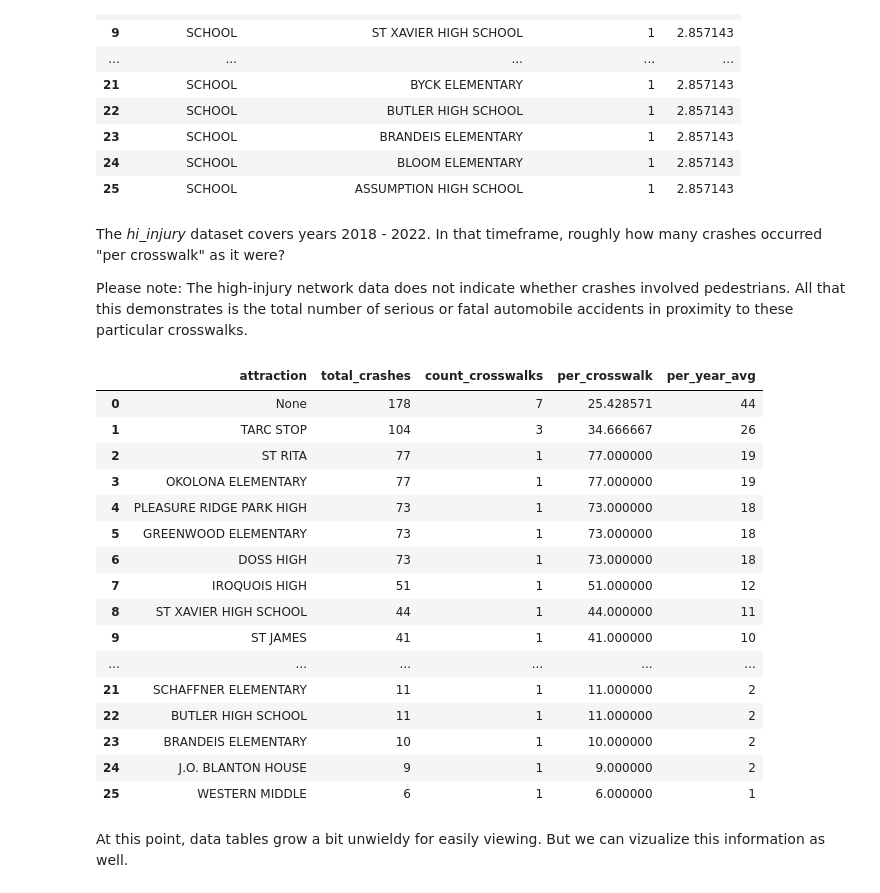
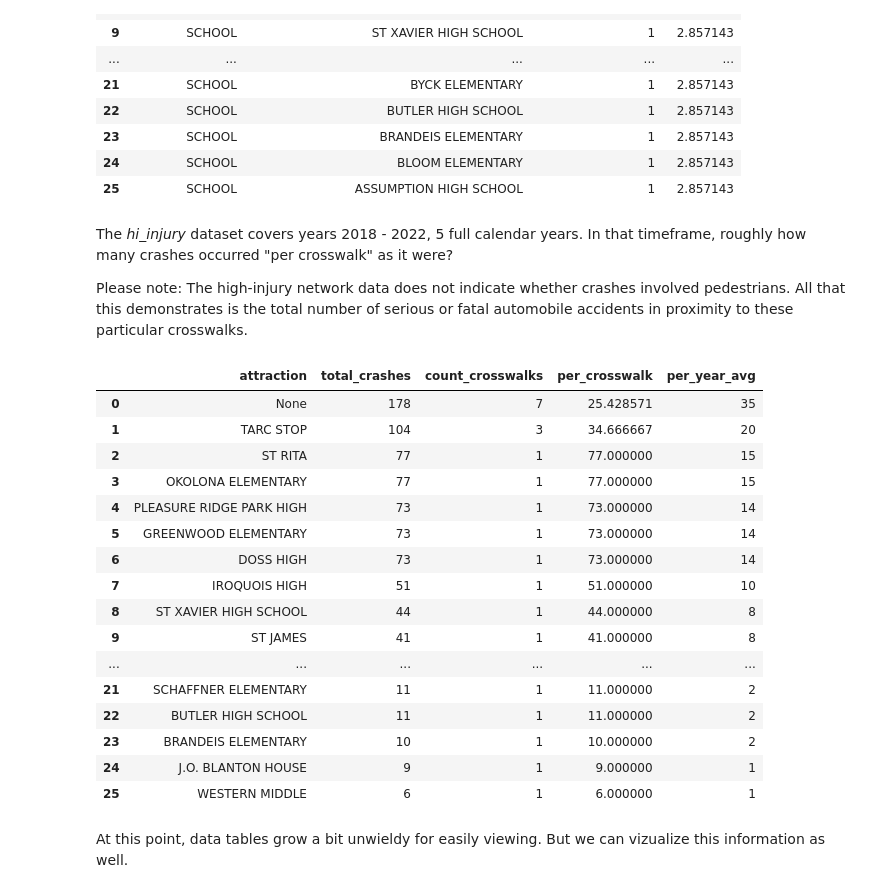
Before and after one commit to JishGorft/Roadway_Risk, a Jupyter notebook: Louisville_Roadway_Risk_Analysis.ipynb, the cells around one changed output. Saved outputs shown, nothing was run; the diff lists cells and outputs as text; code cells hidden in the pictures.

```diff
--- a/Louisville_Roadway_Risk_Analysis.ipynb
+++ b/Louisville_Roadway_Risk_Analysis.ipynb
@@ -348,39 +358,39 @@ ORDER BY c.CROSSTYPE, COUNT(h.OBJECTID) DESC
 | 24 | SCHOOL | BLOOM ELEMENTARY | 1 | 2.857143 |
 | 25 | SCHOOL | ASSUMPTION HIGH SCHOOL | 1 | 2.857143 |
 # %% [markdown]
-The *hi_injury* dataset covers years 2018 - 2022. In that timeframe, roughly how many crashes occurred "per crosswalk" as it were?
+The *hi_injury* dataset covers years 2018 - 2022, 5 full calendar years. In that timeframe, roughly how many crashes occurred "per crosswalk" as it were?
 
 Please note: The high-injury network data does not indicate whether crashes involved pedestrians. All that this demonstrates is the total number of serious or fatal automobile accidents in proximity to these particular crosswalks.
 # %%
 pd.read_sql("""
 SELECT
     c.ATTRACT AS attraction,
     SUM(h.TOTAL_KA_C) AS total_crashes,
     COUNT(h.OBJECTID) AS count_crosswalks,
     SUM(h.TOTAL_KA_C) / CAST(COUNT(h.OBJECTID) AS float) AS per_crosswalk,
-    SUM(h.TOTAL_KA_C) / 4 AS per_year_avg
+    SUM(h.TOTAL_KA_C) / 5 AS per_year_avg
 FROM crosswalks c
 INNER JOIN hi_injury h ON c.RWCOMPKEY = h.RWCOMPKEY
 GROUP BY c.ATTRACT
 ORDER BY SUM(h.TOTAL_KA_C) DESC
 """, connection)
 # %% [output]
 |  | attraction | total_crashes | count_crosswalks | per_crosswalk | per_year_avg |
-| 0 | None | 178 | 7 | 25.428571 | 44 |
-| 1 | TARC STOP | 104 | 3 | 34.666667 | 26 |
-| 2 | ST RITA | 77 | 1 | 77.000000 | 19 |
-| 3 | OKOLONA ELEMENTARY | 77 | 1 | 77.000000 | 19 |
-| 4 | PLEASURE RIDGE PARK HIGH | 73 | 1 | 73.000000 | 18 |
-| 5 | GREENWOOD ELEMENTARY | 73 | 1 | 73.000000 | 18 |
-| 6 | DOSS HIGH | 73 | 1 | 73.000000 | 18 |
-| 7 | IROQUOIS HIGH | 51 | 1 | 51.000000 | 12 |
-| 8 | ST XAVIER HIGH SCHOOL | 44 | 1 | 44.000000 | 11 |
-| 9 | ST JAMES | 41 | 1 | 41.000000 | 10 |
+| 0 | None | 178 | 7 | 25.428571 | 35 |
+| 1 | TARC STOP | 104 | 3 | 34.666667 | 20 |
+| 2 | ST RITA | 77 | 1 | 77.000000 | 15 |
+| 3 | OKOLONA ELEMENTARY | 77 | 1 | 77.000000 | 15 |
+| 4 | PLEASURE RIDGE PARK HIGH | 73 | 1 | 73.000000 | 14 |
+| 5 | GREENWOOD ELEMENTARY | 73 | 1 | 73.000000 | 14 |
+| 6 | DOSS HIGH | 73 | 1 | 73.000000 | 14 |
+| 7 | IROQUOIS HIGH | 51 | 1 | 51.000000 | 10 |
+| 8 | ST XAVIER HIGH SCHOOL | 44 | 1 | 44.000000 | 8 |
+| 9 | ST JAMES | 41 | 1 | 41.000000 | 8 |
 | ... | ... | ... | ... | ... | ... |
 | 21 | SCHAFFNER ELEMENTARY | 11 | 1 | 11.000000 | 2 |
 | 22 | BUTLER HIGH SCHOOL | 11 | 1 | 11.000000 | 2 |
 | 23 | BRANDEIS ELEMENTARY | 10 | 1 | 10.000000 | 2 |
-| 24 | J.O. BLANTON HOUSE | 9 | 1 | 9.000000 | 2 |
+| 24 | J.O. BLANTON HOUSE | 9 | 1 | 9.000000 | 1 |
 | 25 | WESTERN MIDDLE | 6 | 1 | 6.000000 | 1 |
 # %% [markdown]
 At this point, data tables grow a bit unwieldy for easily viewing. But we can vizualize this information as well.
```
Also changed, not shown: parts of 5 cells of this notebook.
